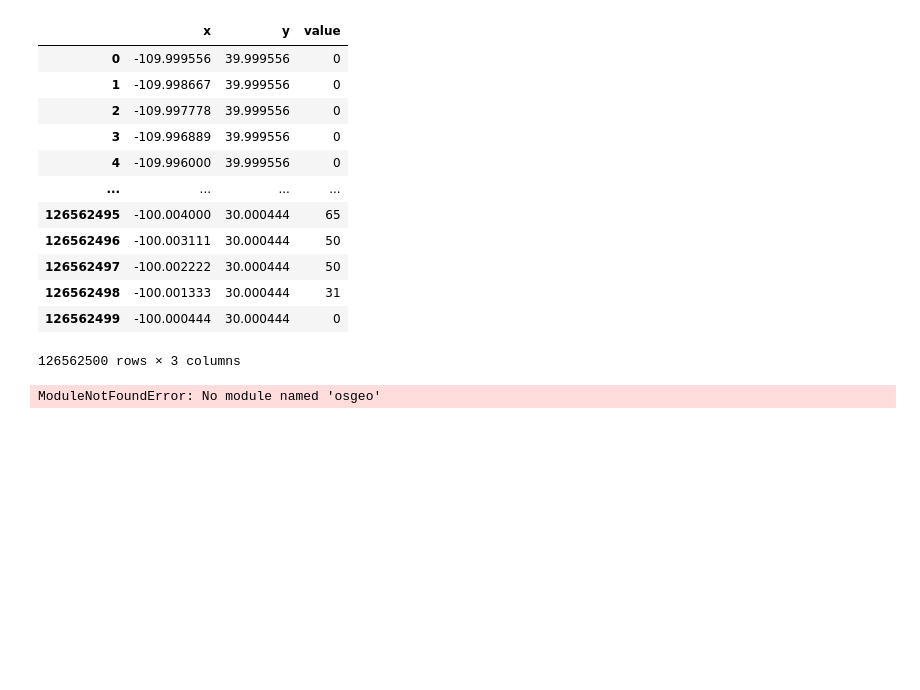
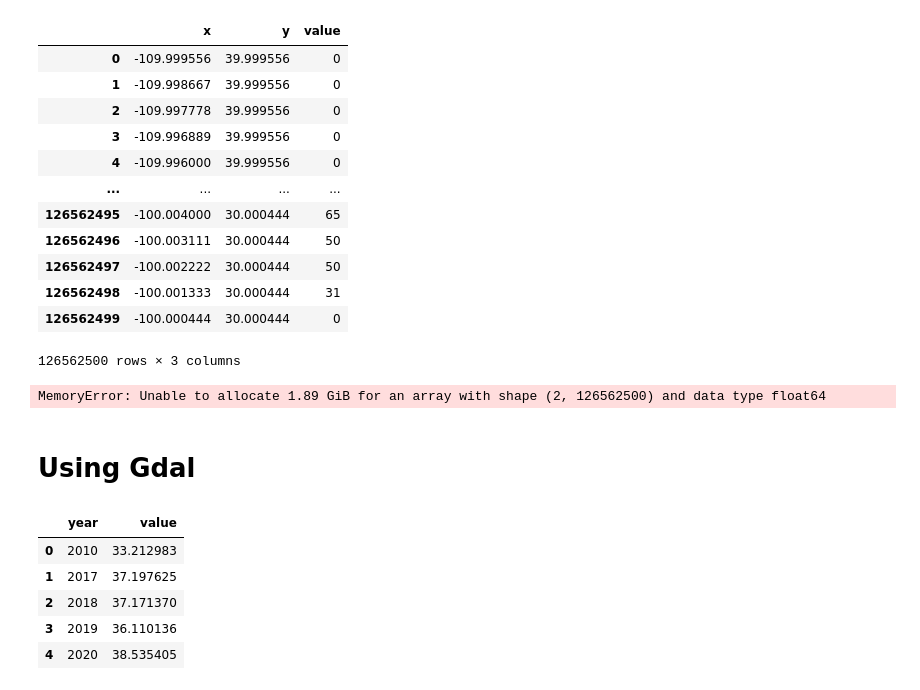
Before and after one commit to aiza-k/ClusterAnalysis, a Jupyter notebook: extracting_data.ipynb, the cells around one changed output. Saved outputs shown, nothing was run; the diff lists cells and outputs as text; code cells hidden in the pictures; blank space fills up the shorter version.

Commit message:
update functions to get data from tifs in python

```diff
--- a/extracting_data.ipynb
+++ b/extracting_data.ipynb
@@ -201,11 +193,20 @@ data
 | 126562498 | -100.001333 | 30.000444 | 31 |
 | 126562499 | -100.000444 | 30.000444 | 0 |
 126562500 rows × 3 columns
+# %%
+tiff_path=r'D:\Biomass\swbiomass_data1\swbiomass_data1\esa_cci\esa.cci_N40W110_2010.2017-2020.tif'
+
+data=tiff_to_csv_value_by_year(tiff_path,2010)
+data
+# %% [output]
+MemoryError: Unable to allocate 1.89 GiB for an array with shape (2, 126562500) and data type float64
 # %%
 #Save to CSV
 csv_path='home\Documents\classes\biomassProject\ClusterAnalysis\esa.csv'
 
 df.to_csv(csv_path, index=False)
+# %% [markdown]
+# Using Gdal
 # %%
 #FROM YANG
 
@@ -213,8 +214,8 @@ import numpy as np
 import pandas as pd
 from osgeo import gdal
 
-rasterfn = r"D:\AGB_project\aiza\esa.cci_N40W110_2010.2017-2020.tif"
-outf = r"D:\AGB_project\aiza\average.csv"
+rasterfn = r"D:\Biomass\swbiomass_data1\swbiomass_data1\esa_cci\esa.cci_N40W110_2010.2017-2020.tif"
+outf = r"D:\Biomass\average_esa.csv"
 raster = gdal.Open(rasterfn) # load tiff file
 
 RasterCount = raster.RasterCount # get band number
@@ -234,5 +235,12 @@ for i in range(1,RasterCount+1): # read each band
     value_list.append(array_mean) # append value
 df = pd.DataFrame({'year':year_list,'value':value_list}) # create dataframe
 df.to_csv(outf,index=False) # save dataframe to csv
-# %% [output]
-ModuleNotFoundError: No module named 'osgeo'
+# %%
+df
+# %% [output]
+|  | year | value |
+| 0 | 2010 | 33.212983 |
+| 1 | 2017 | 37.197625 |
+| 2 | 2018 | 37.171370 |
+| 3 | 2019 | 36.110136 |
+| 4 | 2020 | 38.535405 |
```
Also changed, not shown: parts of 7 cells of this notebook.
